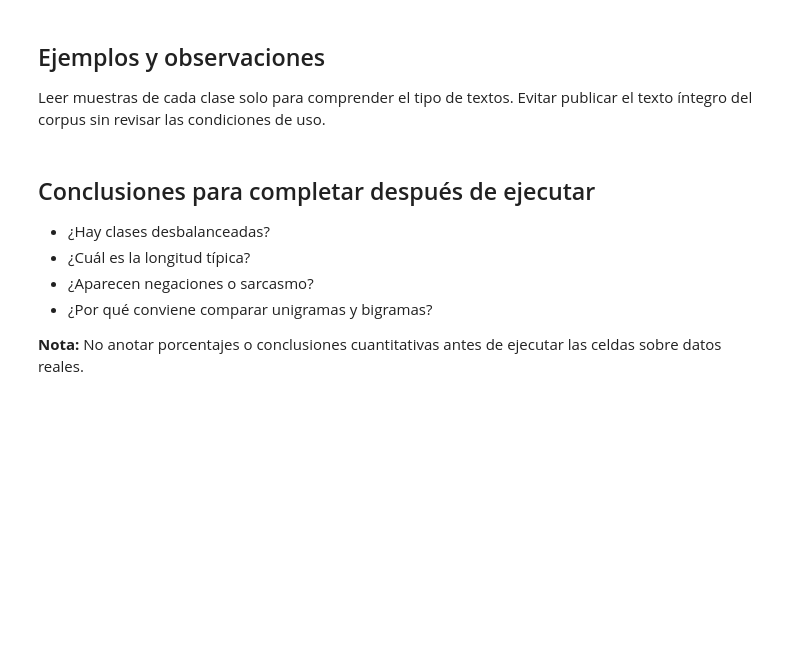
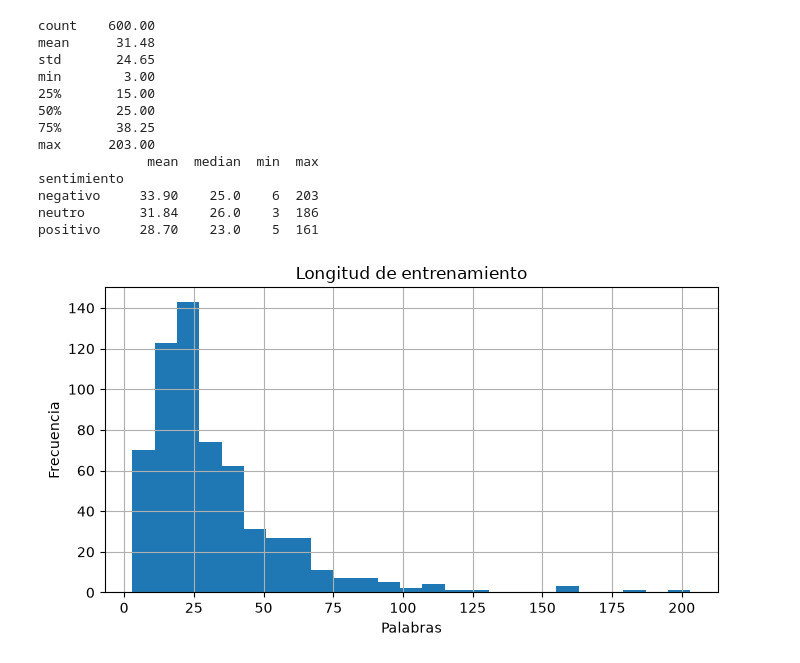
Before and after one commit to IsaiasGutierrezTeran/Proyecto_Topicos, a Jupyter notebook: notebooks/eda_kelly.ipynb, the cells around one changed output. Drawn from its saved outputs; the diff is of its cells as text; code cells hidden in the pictures; blank space fills up the shorter version.

Commit message:
docs(ml): entregar comparacion completa para el panel

```diff
--- a/notebooks/eda_kelly.ipynb
+++ b/notebooks/eda_kelly.ipynb
@@ -37,12 +31,24 @@ Las reseñas pueden tener extensiones distintas; una limitación es que comentar
 # %%
-df["longitud_caracteres"] = df["texto"].astype(str).str.len()
-df["cantidad_palabras"] = df["texto"].astype(str).str.split().str.len()
-print(df.groupby("sentimiento")[["longitud_caracteres", "cantidad_palabras"]].agg(["mean", "median", "min", "max"]).round(1))
-fig, ax = plt.subplots(figsize=(7, 4))
-df["cantidad_palabras"].hist(bins=30, ax=ax)
-ax.set(title="Longitud de reseñas", xlabel="Palabras", ylabel="Frecuencia")
+longitudes = df.texto.str.split().str.len()
+print(longitudes.describe().round(2).to_string())
+print(df.assign(palabras=longitudes).groupby('sentimiento').palabras.agg(['mean','median','min','max']).round(2).to_string())
+fig, ax = plt.subplots(figsize=(7,4))
+longitudes.hist(bins=25, ax=ax)
+ax.set(title='Longitud de entrenamiento', xlabel='Palabras', ylabel='Frecuencia')
 plt.tight_layout()
 plt.show()
+# %% [output]
+count    600.00
+mean      31.48
+std       24.65
+min        3.00
+25%       15.00
+50%       25.00
+75%       38.25
+max      203.00
+              mean  median  min  max
+sentimiento
+negativo     33.90    25.0    6  203
+neutro       31.84    26.0    3  186
+positivo     28.70    23.0    5  161
+[figure, added]
-# %% [markdown]
-## Ejemplos y observaciones
-Leer muestras de cada clase solo para comprender el tipo de textos. Evitar publicar el texto íntegro del corpus sin revisar las condiciones de uso.
@@ -55,8 +54,0 @@ for sentimiento, bloque in df.groupby("sentimiento"):
-# %% [markdown]
-## Conclusiones para completar después de ejecutar
-- ¿Hay clases desbalanceadas?
-- ¿Cuál es la longitud típica?
-- ¿Aparecen negaciones o sarcasmo?
-- ¿Por qué conviene comparar unigramas y bigramas?
-
-**Nota:** No anotar porcentajes o conclusiones cuantitativas antes de ejecutar las celdas sobre datos reales.
```
Also changed, not shown: parts of 12 cells of this notebook, 19 other files.
